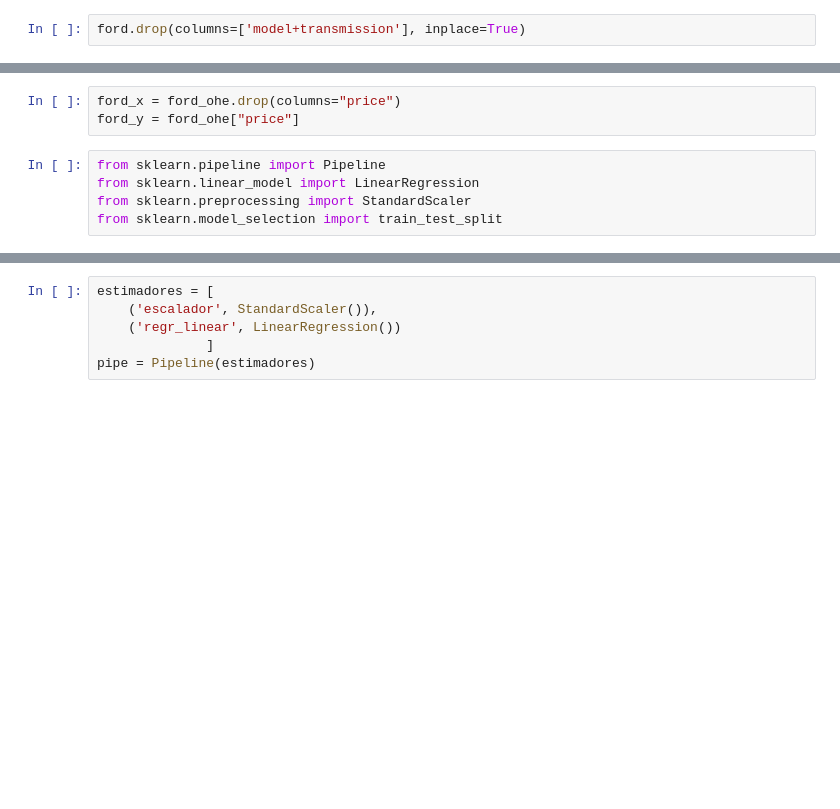
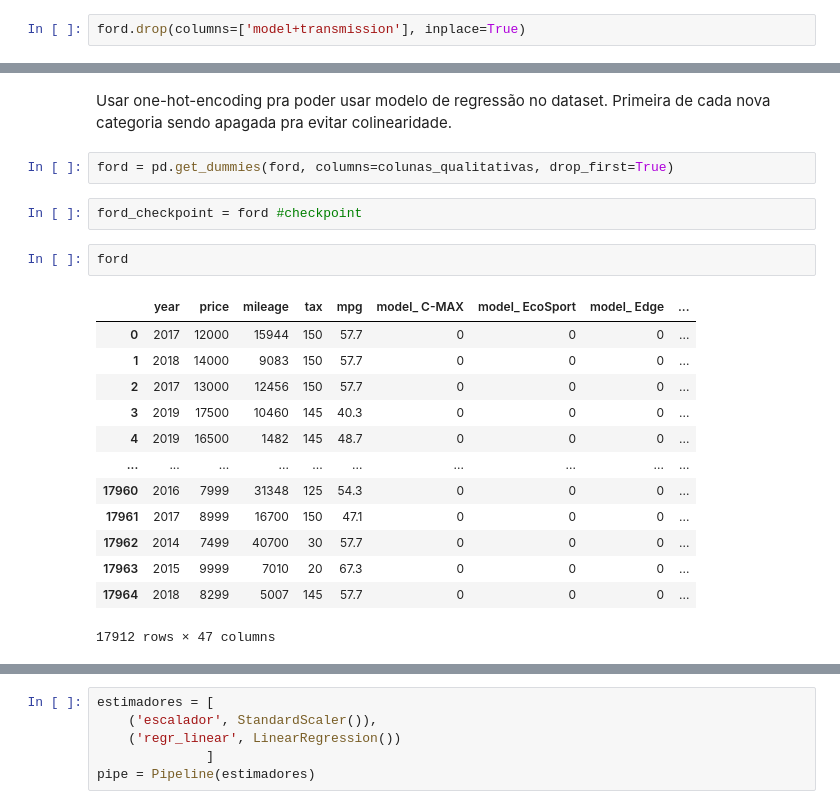
Before and after one commit to pedro-sgr/mep-projeto, a Jupyter notebook: mep.ipynb, the cells around one changed output, grey strips where cells are left out. Saved outputs shown, nothing was run; the diff lists cells and outputs as text; blank space fills up the shorter version.

```diff
--- a/mep.ipynb
+++ b/mep.ipynb
@@ -671,8 +649,22 @@ print(ford_ohe)
-# %%
-ford_x = ford_ohe.drop(columns="price")
-ford_y = ford_ohe["price"]
-# %%
-from sklearn.pipeline import Pipeline
-from sklearn.linear_model import LinearRegression
-from sklearn.preprocessing import StandardScaler
-from sklearn.model_selection import train_test_split
+# %% [markdown]
+Usar one-hot-encoding pra poder usar modelo de regressão no dataset. Primeira de cada nova categoria sendo apagada pra evitar colinearidade.
+# %%
+ford = pd.get_dummies(ford, columns=colunas_qualitativas, drop_first=True)
+# %%
+ford_checkpoint = ford #checkpoint
+# %%
+ford
+# %% [output]
+|  | year | price | mileage | tax | mpg | model_ C-MAX | model_ EcoSport | model_ Edge | ... |
+| 0 | 2017 | 12000 | 15944 | 150 | 57.7 | 0 | 0 | 0 | ... |
+| 1 | 2018 | 14000 | 9083 | 150 | 57.7 | 0 | 0 | 0 | ... |
+| 2 | 2017 | 13000 | 12456 | 150 | 57.7 | 0 | 0 | 0 | ... |
+| 3 | 2019 | 17500 | 10460 | 145 | 40.3 | 0 | 0 | 0 | ... |
+| 4 | 2019 | 16500 | 1482 | 145 | 48.7 | 0 | 0 | 0 | ... |
+| ... | ... | ... | ... | ... | ... | ... | ... | ... | ... |
+| 17960 | 2016 | 7999 | 31348 | 125 | 54.3 | 0 | 0 | 0 | ... |
+| 17961 | 2017 | 8999 | 16700 | 150 | 47.1 | 0 | 0 | 0 | ... |
+| 17962 | 2014 | 7499 | 40700 | 30 | 57.7 | 0 | 0 | 0 | ... |
+| 17963 | 2015 | 9999 | 7010 | 20 | 67.3 | 0 | 0 | 0 | ... |
+| 17964 | 2018 | 8299 | 5007 | 145 | 57.7 | 0 | 0 | 0 | ... |
+17912 rows × 47 columns
```
Also changed, not shown: parts of 63 cells of this notebook.
